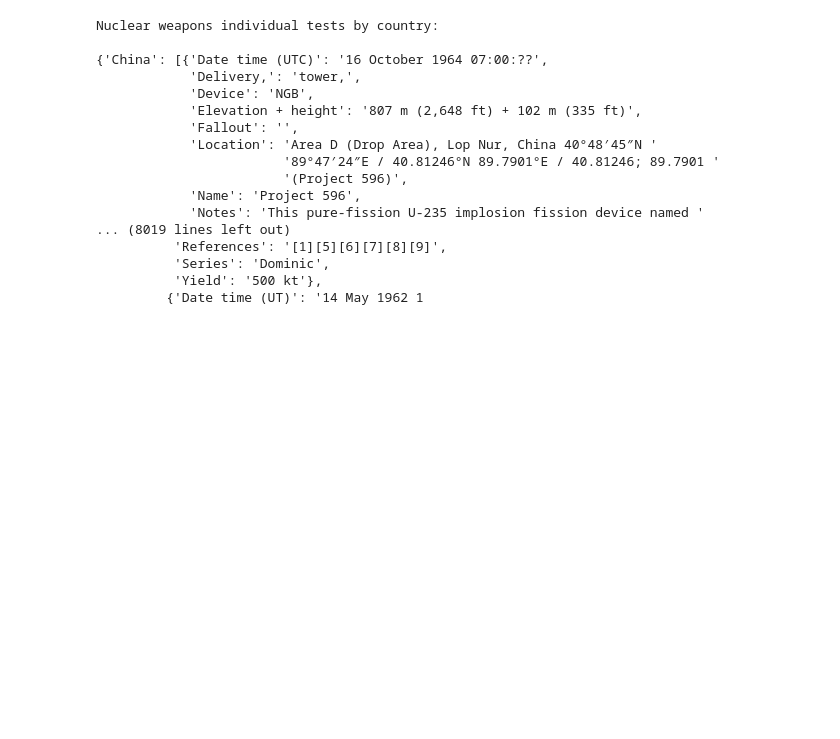
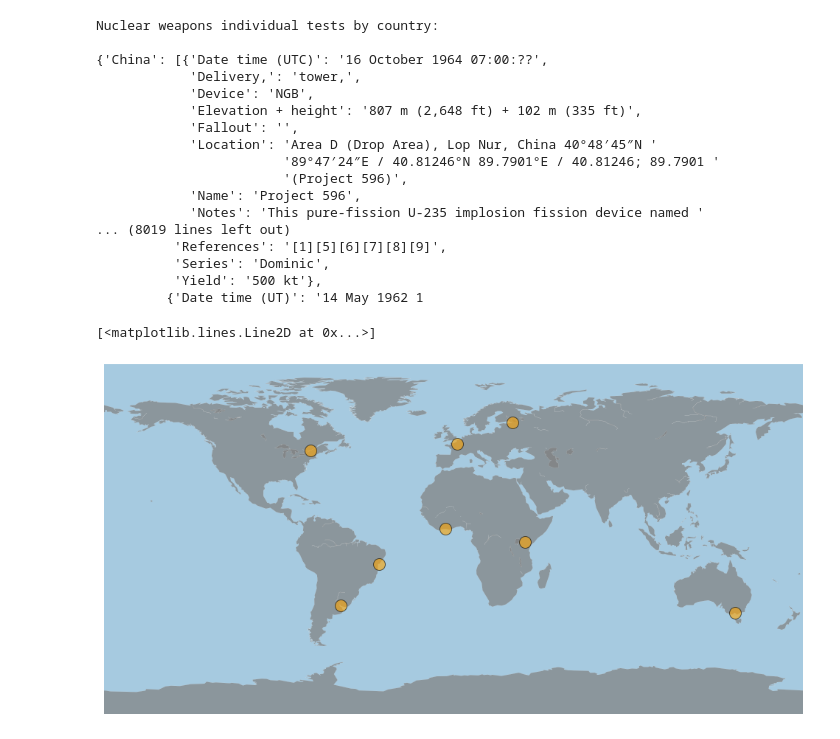
Before and after one commit to bryansteiner/nuclear-impact-analysis, a Jupyter notebook: wiki-scraper.ipynb, the cells around one changed output. Saved outputs shown, nothing was run; the diff lists cells and outputs as text; code cells hidden in the pictures; blank space fills up the shorter version.

```diff
--- a/wiki-scraper.ipynb
+++ b/wiki-scraper.ipynb
@@ -249,3 +249,31 @@ Nuclear weapons individual tests by country:
           'Series': 'Dominic',
           'Yield': '500 kt'},
          {'Date time (UT)': '14 May 1962 1
+# %%
+# https://python-graph-gallery.com/310-basic-map-with-markers/
+import numpy as np
+import pandas as pd
+import matplotlib.pyplot as plt
+from mpl_toolkits.basemap import Basemap
+
+# Make a data frame with the GPS of a few cities:
+data = pd.DataFrame({
+'lat':[-58, 2, 145, 30.32, -4.03, -73.57, 36.82, -38.5],
+'lon':[-34, 49, -38, 59.93, 5.33, 45.52, -1.29, -12.97],
+'name':['Buenos Aires', 'Paris', 'melbourne', 'St Petersbourg', 'Abidjan', 'Montreal', 'Nairobi', 'Salvador']
+})
+
+# Figure size
+plt.figure(figsize=((2^16)-1,(2^16)-1))
+
+# A basic map
+m=Basemap(llcrnrlon=-180, llcrnrlat=-90,urcrnrlon=180,urcrnrlat=90)
+m.drawmapboundary(fill_color='#A6CAE0', linewidth=0)
+m.fillcontinents(color='grey', alpha=0.7, lake_color='grey')
+m.drawcoastlines(linewidth=0.1, color="white")
+
+# Add a marker per city of the data frame!
+m.plot(data['lat'], data['lon'], linestyle='none', marker="o", markersize=16, alpha=0.6, c="orange", markeredgecolor="black", markeredgewidth=1)
+# %% [output]
+[<matplotlib.lines.Line2D at 0x...>]
+[figure, added]
```
Also changed, not shown: parts of 2 cells of this notebook, 1 other file.
